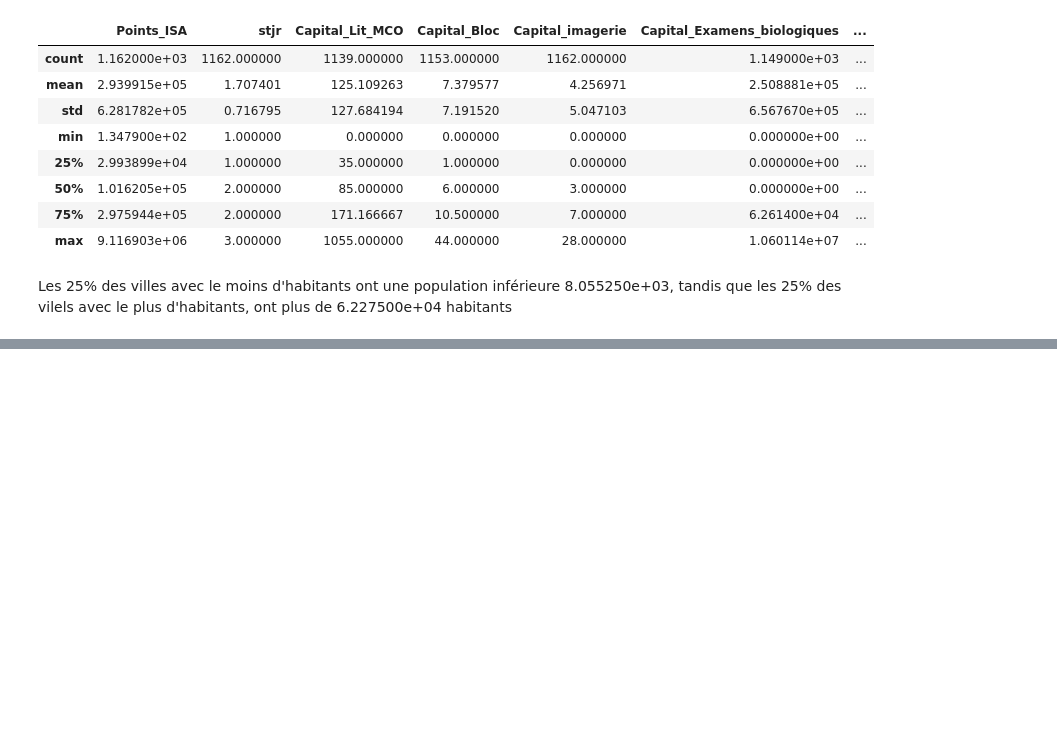
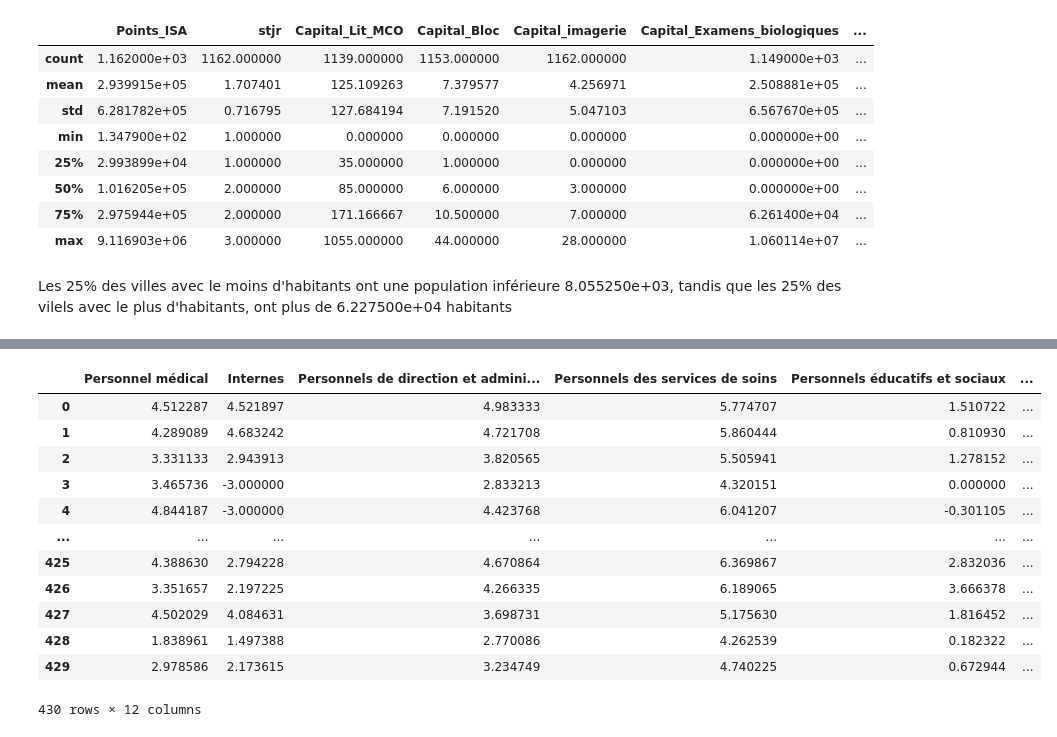
Before and after one commit to VincianeDesbois/Hopitaux_Production, a Jupyter notebook: Effet_richesse_dep.ipynb, the cells around one changed output, grey strips where cells are left out. Cells and saved outputs as stored; diff of their text form; code cells hidden in the pictures; blank space fills up the shorter version.

```diff
--- a/Effet_richesse_dep.ipynb
+++ b/Effet_richesse_dep.ipynb
@@ -824,0 +862,35 @@ Warnings:
+# %%
+VAR_CTRL_DROITE_5 = VAR_CTRL.copy()
+
+VAR_CTRL_DROITE_5 = VAR_CTRL_DROITE_5.apply(lambda x: np.log(x) if x.name in ['Points_ISA', 'Capital_Lit_MCO', 'Capital_Bloc', 'Capital_imagerie',
+       'Capital_Examens_biologiques', 'Capital_telemed', 'Population'] else x)
+
+#On remplace les valeurs -infini apparues après l'application du log par la valeur -3 c'est-à-dire log(0.001)
+from numpy import inf
+VAR_CTRL_DROITE_5= VAR_CTRL_DROITE_5.replace(-inf, -3)
+
+VAR_CTRL_DROITE_5_1= VAR_CTRL_DROITE_5[VAR_CTRL_DROITE_5.Bloc_politique == "Centre droit à droite"]
+VAR_CTRL_DROITE_5_2 = VAR_CTRL_DROITE_5[VAR_CTRL_DROITE_5.Bloc_politique == "Droite à extrême droite"]
+VAR_CTRL_DROITE_5 = pd.concat([VAR_CTRL_DROITE_5_1,VAR_CTRL_DROITE_5_2])
+# %%
+VAR_CTRL_DROITE_5= VAR_CTRL_DROITE_5.fillna(0)
+VAR_CTRL_GAUCHE_5 = VAR_CTRL_GAUCHE_5.fillna(0)
+VAR_EXPL_CAT_5 = VAR_EXPL_CAT_5.fillna(0)
+#stjr_1 = stjr_1.fillna(0)
+# %%
+analyse_dep_gauche_5 = pd.merge(VAR_CTRL_GAUCHE_5, VAR_EXPL_CAT_5)
+
+analyse_dep_droite_5 = pd.merge(VAR_CTRL_DROITE_5, VAR_EXPL_CAT_5)
+# %%
+analyse_dep_gauche_X_5 =analyse_dep_gauche_5[["Personnel médical","Internes",'Personnels de direction et administratifs',
+       'Personnels des services de soins', 'Personnels éducatifs et sociaux',
+       'Personnels médico-techniques', 'Personnels techniques et ouvriers',
+        'Capital_Lit_MCO', 'Capital_Bloc', 'Capital_imagerie',
+       'Capital_Examens_biologiques', 'Capital_telemed']]
+analyse_dep_gauche_Y_5 =analyse_dep_gauche_5[['Points_ISA']]
+analyse_dep_droite_X_5 =analyse_dep_droite_5[["Personnel médical","Internes",'Personnels de direction et administratifs',
+       'Personnels des services de soins', 'Personnels éducatifs et sociaux',
+       'Personnels médico-techniques', 'Personnels techniques et ouvriers',
+       'Capital_Lit_MCO', 'Capital_Bloc', 'Capital_imagerie',
+       'Capital_Examens_biologiques', 'Capital_telemed']]
+analyse_dep_droite_Y_5 =analyse_dep_droite_5[['Points_ISA']]
@@ -824,0 +922,16 @@ Warnings:
+# %%
+analyse_dep_droite_X_5
+# %% [output]
+|  | Personnel médical | Internes | Personnels de direction et admini... | Personnels des services de soins | Personnels éducatifs et sociaux | ... |
+| 0 | 4.512287 | 4.521897 | 4.983333 | 5.774707 | 1.510722 | ... |
+| 1 | 4.289089 | 4.683242 | 4.721708 | 5.860444 | 0.810930 | ... |
+| 2 | 3.331133 | 2.943913 | 3.820565 | 5.505941 | 1.278152 | ... |
+| 3 | 3.465736 | -3.000000 | 2.833213 | 4.320151 | 0.000000 | ... |
+| 4 | 4.844187 | -3.000000 | 4.423768 | 6.041207 | -0.301105 | ... |
+| ... | ... | ... | ... | ... | ... | ... |
+| 425 | 4.388630 | 2.794228 | 4.670864 | 6.369867 | 2.832036 | ... |
+| 426 | 3.351657 | 2.197225 | 4.266335 | 6.189065 | 3.666378 | ... |
+| 427 | 4.502029 | 4.084631 | 3.698731 | 5.175630 | 1.816452 | ... |
+| 428 | 1.838961 | 1.497388 | 2.770086 | 4.262539 | 0.182322 | ... |
+| 429 | 2.978586 | 2.173615 | 3.234749 | 4.740225 | 0.672944 | ... |
+430 rows × 12 columns
```
Also changed, not shown: parts of 32 cells of this notebook.
